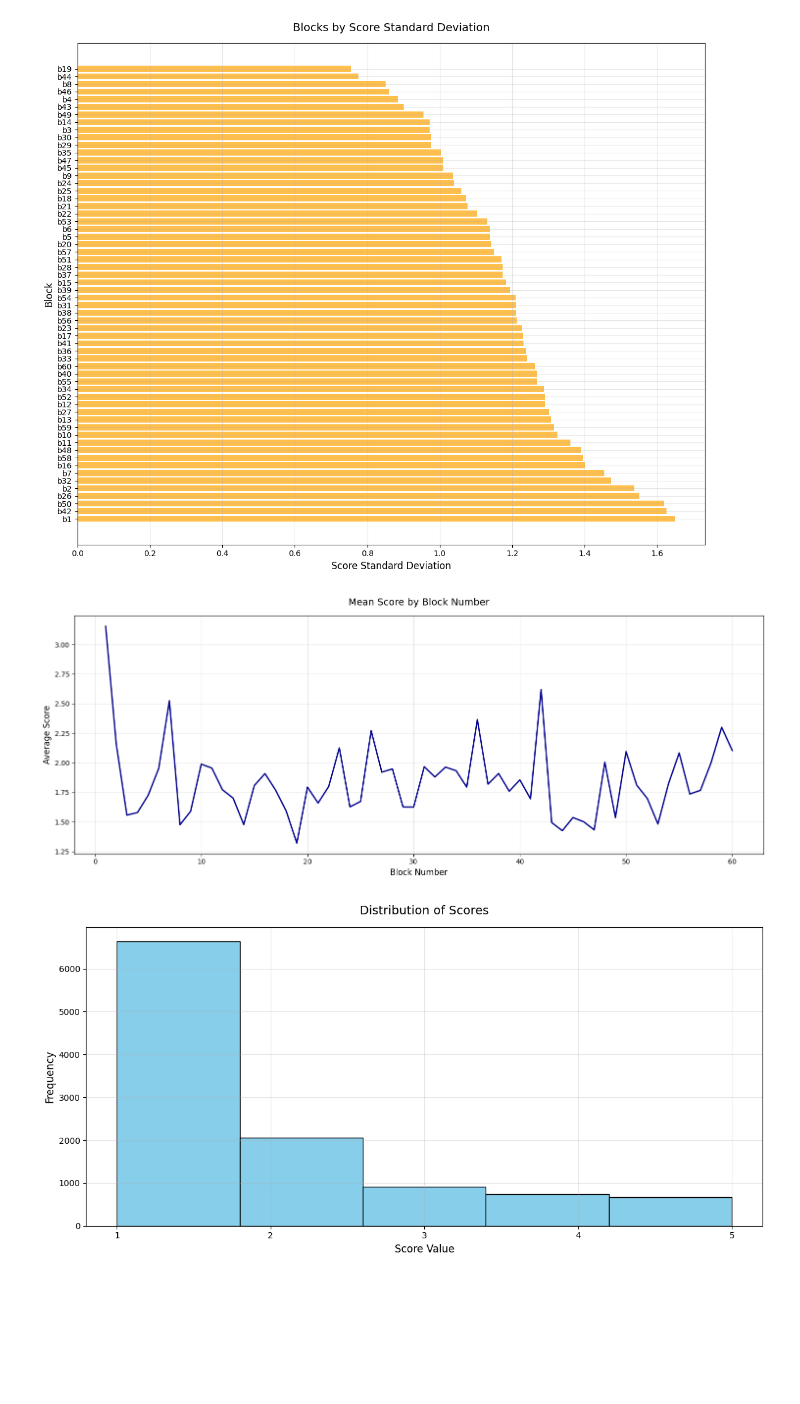
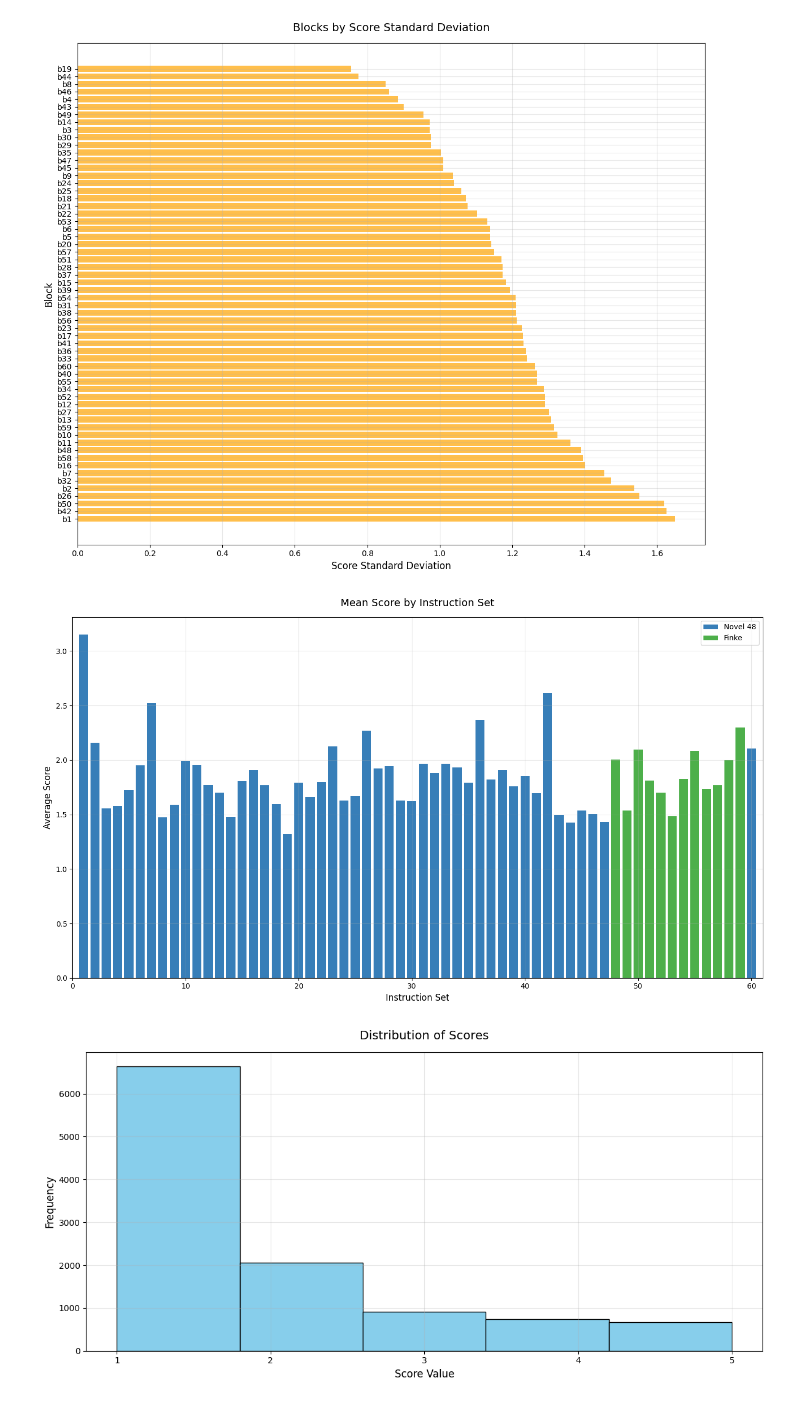
Before and after one commit to morgannmccarty/phantasia_data_analysis, a Jupyter notebook: data_analysis.ipynb, the cells around one changed output. Drawn from its saved outputs; the diff is of its cells as text; code cells hidden in the pictures; blank space fills up the shorter version.

```diff
--- a/data_analysis.ipynb
+++ b/data_analysis.ipynb
@@ -127,7 +133,7 @@ def sort_blocks(block_cols: list) -> dict:
         by_block[b].sort(key=lambda t: t[0])
     return by_block
 # %%
-def iterate_over_blocks(row, block, resp_id):
+def iterate_over_blocks(row: pd.DataFrame, block: pd.DataFrame, resp_id: str) -> list:
     rows = []
     for b, items in block.items():
         repeat = 0
@@ -151,12 +157,9 @@ def iterate_over_blocks(row, block, resp_id):
             })
     return rows
 # %%
-def iterate_over_responses(by_block, df):
+def iterate_over_responses(by_block: pd.DataFrame, df: pd.DataFrame) -> pd.DataFrame:
     """
-    Iterate over each response
-    :param by_block:
-    :param df:
-    :return:
+    Iterate over each response and add the new response to the output with .
     """
     rows = []
     for _, r in df.iterrows():
@@ -170,7 +173,8 @@ def iterate_over_responses(by_block, df):
                               ascending=[True, True, True], na_position="last").reset_index(drop=True)
     return out
 # %%
-def tidy_block_scores(df) -> pd.DataFrame:
+def tidy_block_scores(df: pd.DataFrame) -> pd.DataFrame:
+    """Create a tidy dataframe of all block """
     block_cols = identify_block_columns(df)
     by_block = sort_blocks(block_cols)
     return iterate_over_responses(by_block, df)
@@ -272,20 +276,22 @@ plt.show()
 # %% [output]
 [figure]
 # %%
-import matplotlib.pyplot as plt
-
 score_by_block = tidy_crowdsourced_data.groupby('block_num')['score'].mean()
 
-plt.figure(figsize=(15, 6))
-plt.plot(score_by_block.index, score_by_block.values, color='darkblue', linewidth=2)
-plt.title('Mean Score by Block Number', fontsize=14, pad=15)
-plt.xlabel('Block Number', fontsize=12)
+plt.figure(figsize=(14, 8))
+plt.bar(score_by_block.index[:47], score_by_block.values[:47], color='#377eb8', linewidth=2, label='Novel 48')
+plt.bar(score_by_block.index[47:59], score_by_block.values[47:59], color='#4daf4a', linewidth=2, label='Finke')
+plt.bar(score_by_block.index[59], score_by_block.values[59], color='#377eb8', linewidth=2)
+plt.title('Mean Score by Instruction Set', fontsize=14, pad=15)
+plt.xlabel('Instruction Set', fontsize=12)
 plt.ylabel('Average Score', fontsize=12)
 plt.grid(True, alpha=0.3)
+plt.xlim(0, 61)
+plt.legend()
 plt.tight_layout()
 plt.show()
 # %% [output]
-[figure, old version]
+[figure, new version]
 # %%
 plt.figure(figsize=(12, 6))
 plt.hist(tidy_crowdsourced_data['score'], bins=5, color='skyblue', edgecolor='black')
```
Also changed, not shown: parts of 25 cells of this notebook, 33 other files.
